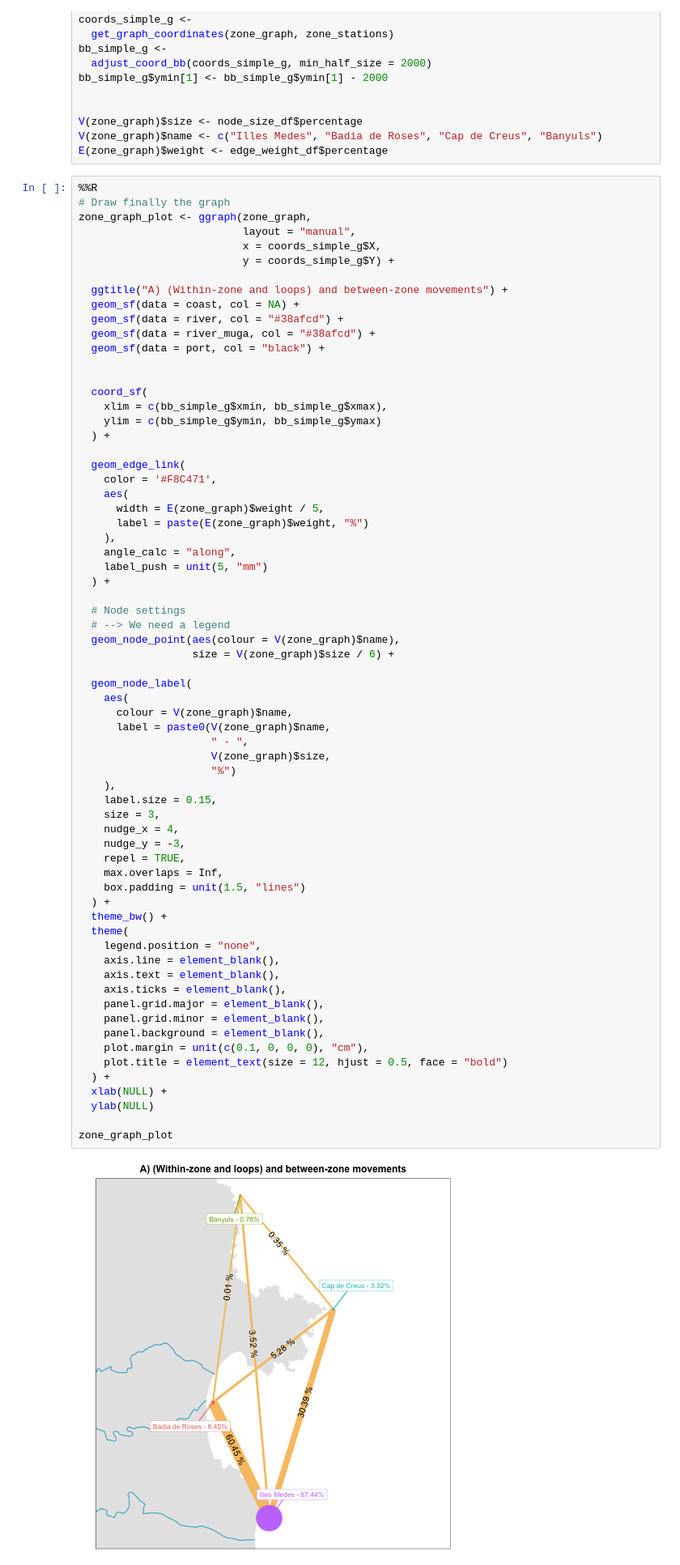
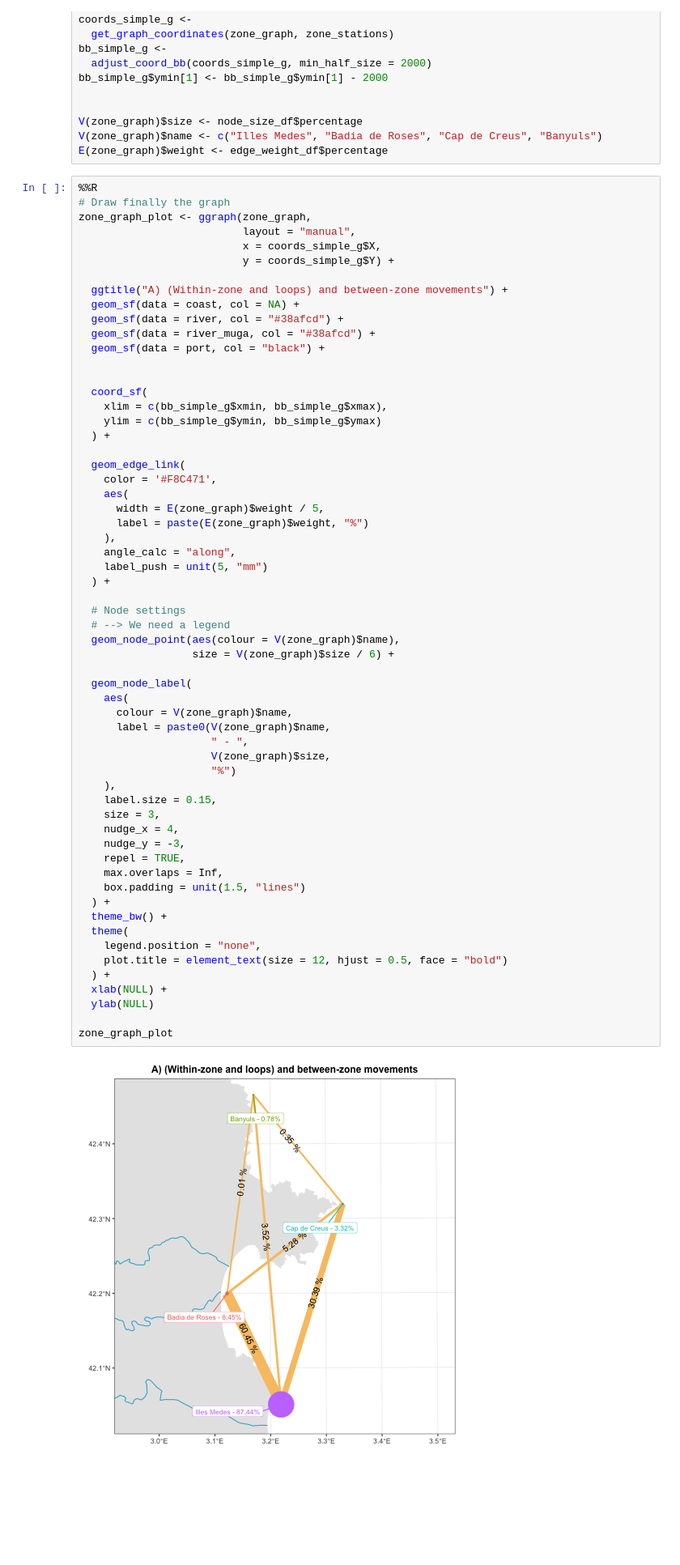
Before and after one commit to d2gex/fishery-analysis, a Jupyter notebook: src/python_R_qgis_samples.ipynb, the cells around one changed output. Shown: that part at 81% size. Cells and saved outputs as stored; diff of their text form; blank space fills up the shorter version.

Commit message:
Add coordinates to ecological connectiviy plot

```diff
--- a/src/python_R_qgis_samples.ipynb
+++ b/src/python_R_qgis_samples.ipynb
@@ -415,38 +415,31 @@ zone_graph_plot <- ggraph(zone_graph,
   # --> We need a legend
   geom_node_point(aes(colour = V(zone_graph)$name),
                   size = V(zone_graph)$size / 6) +
 
   geom_node_label(
     aes(
       colour = V(zone_graph)$name,
       label = paste0(V(zone_graph)$name,
                      " - ",
                      V(zone_graph)$size,
                      "%")
     ),
     label.size = 0.15,
     size = 3,
     nudge_x = 4,
     nudge_y = -3,
     repel = TRUE,
     max.overlaps = Inf,
     box.padding = unit(1.5, "lines")
   ) +
   theme_bw() +
   theme(
     legend.position = "none",
-    axis.line = element_blank(),
-    axis.text = element_blank(),
-    axis.ticks = element_blank(),
-    panel.grid.major = element_blank(),
-    panel.grid.minor = element_blank(),
-    panel.background = element_blank(),
-    plot.margin = unit(c(0.1, 0, 0, 0), "cm"),
     plot.title = element_text(size = 12, hjust = 0.5, face = "bold")
   ) +
   xlab(NULL) +
   ylab(NULL)
 
 zone_graph_plot
 # %% [output]
-[figure, old version]
+[figure, new version]
```
